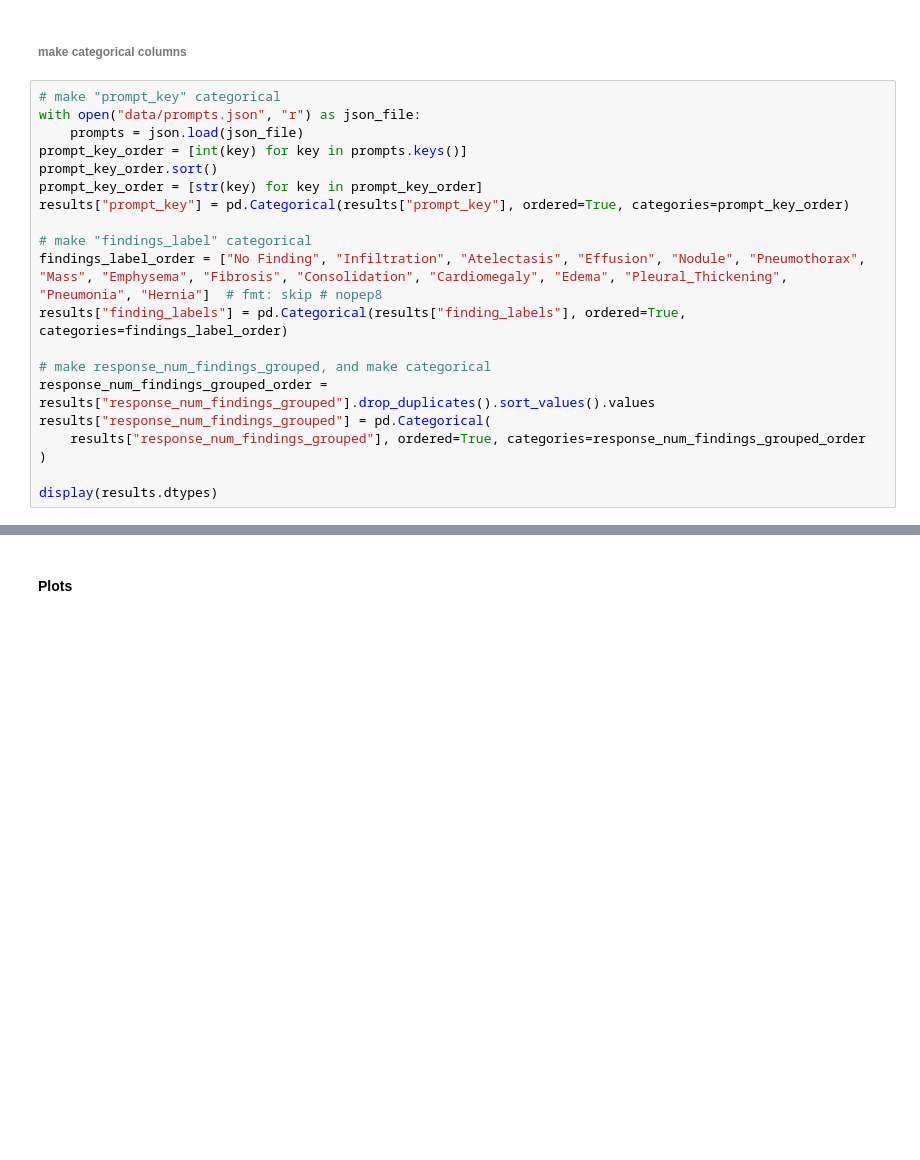
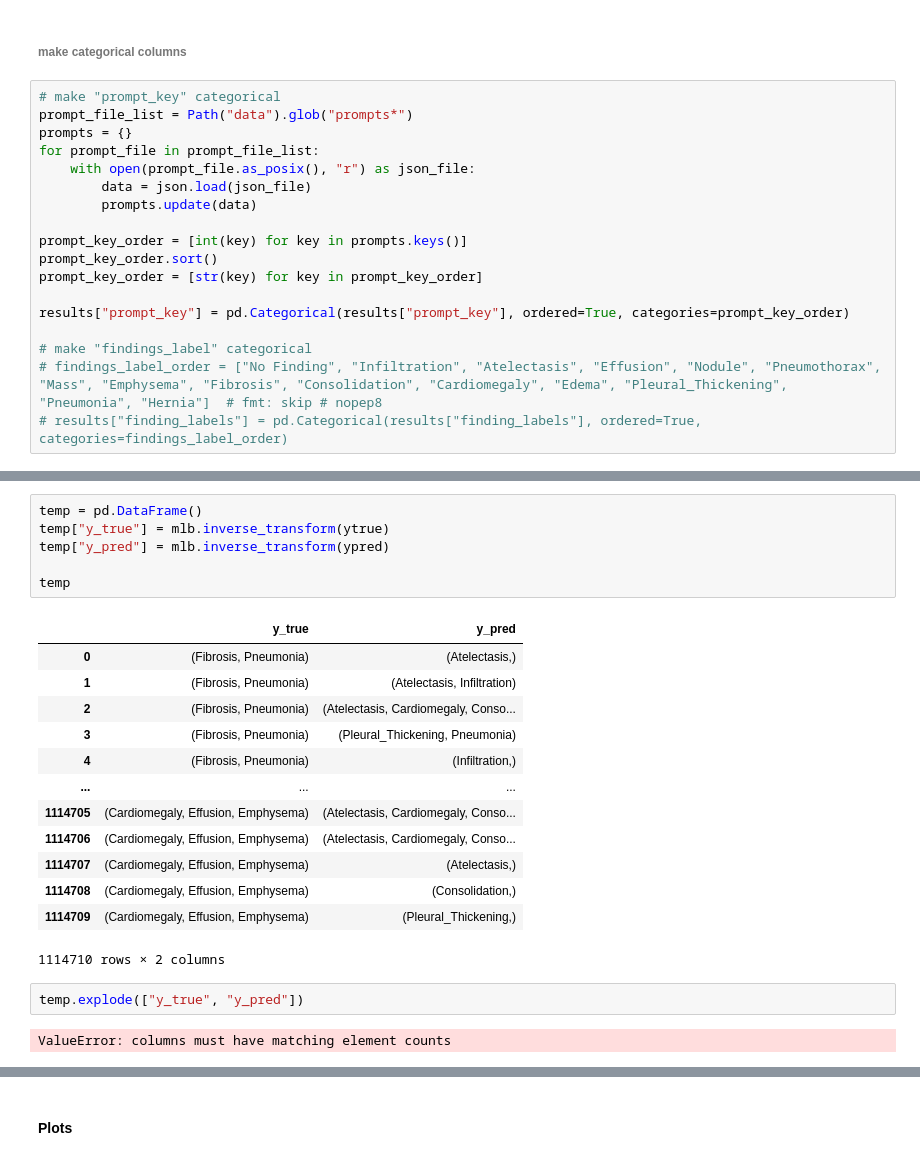
Before and after one commit to mark-rustad/CheXagent, a Jupyter notebook: get_started.ipynb, the cells around one changed output, grey strips where cells are left out. Cells and saved outputs as stored; diff of their text form; blank space fills up the shorter version.

```diff
--- a/get_started.ipynb
+++ b/get_started.ipynb
@@ -259,21 +250,19 @@ plt.show()
 ###### make categorical columns
 # %%
 # make "prompt_key" categorical
-with open("data/prompts.json", "r") as json_file:
-    prompts = json.load(json_file)
+prompt_file_list = Path("data").glob("prompts*")
+prompts = {}
+for prompt_file in prompt_file_list:
+    with open(prompt_file.as_posix(), "r") as json_file:
+        data = json.load(json_file)
+        prompts.update(data)
+
 prompt_key_order = [int(key) for key in prompts.keys()]
 prompt_key_order.sort()
 prompt_key_order = [str(key) for key in prompt_key_order]
+
 results["prompt_key"] = pd.Categorical(results["prompt_key"], ordered=True, categories=prompt_key_order)
 
 # make "findings_label" categorical
-findings_label_order = ["No Finding", "Infiltration", "Atelectasis", "Effusion", "Nodule", "Pneumothorax", "Mass", "Emphysema", "Fibrosis", "Consolidation", "Cardiomegaly", "Edema", "Pleural_Thickening", "Pneumonia", "Hernia"]  # fmt: skip # nopep8
-results["finding_labels"] = pd.Categorical(results["finding_labels"], ordered=True, categories=findings_label_order)
-
-# make response_num_findings_grouped, and make categorical
-response_num_findings_grouped_order = results["response_num_findings_grouped"].drop_duplicates().sort_values().values
-results["response_num_findings_grouped"] = pd.Categorical(
-    results["response_num_findings_grouped"], ordered=True, categories=response_num_findings_grouped_order
-)
-
-display(results.dtypes)
+# findings_label_order = ["No Finding", "Infiltration", "Atelectasis", "Effusion", "Nodule", "Pneumothorax", "Mass", "Emphysema", "Fibrosis", "Consolidation", "Cardiomegaly", "Edema", "Pleural_Thickening", "Pneumonia", "Hernia"]  # fmt: skip # nopep8
+# results["finding_labels"] = pd.Categorical(results["finding_labels"], ordered=True, categories=findings_label_order)
@@ -297,0 +305,24 @@ dtype: object
+# %%
+temp = pd.DataFrame()
+temp["y_true"] = mlb.inverse_transform(ytrue)
+temp["y_pred"] = mlb.inverse_transform(ypred)
+
+temp
+# %% [output]
+|  | y_true | y_pred |
+| 0 | (Fibrosis, Pneumonia) | (Atelectasis,) |
+| 1 | (Fibrosis, Pneumonia) | (Atelectasis, Infiltration) |
+| 2 | (Fibrosis, Pneumonia) | (Atelectasis, Cardiomegaly, Conso... |
+| 3 | (Fibrosis, Pneumonia) | (Pleural_Thickening, Pneumonia) |
+| 4 | (Fibrosis, Pneumonia) | (Infiltration,) |
+| ... | ... | ... |
+| 1114705 | (Cardiomegaly, Effusion, Emphysema) | (Atelectasis, Cardiomegaly, Conso... |
+| 1114706 | (Cardiomegaly, Effusion, Emphysema) | (Atelectasis, Cardiomegaly, Conso... |
+| 1114707 | (Cardiomegaly, Effusion, Emphysema) | (Atelectasis,) |
+| 1114708 | (Cardiomegaly, Effusion, Emphysema) | (Consolidation,) |
+| 1114709 | (Cardiomegaly, Effusion, Emphysema) | (Pleural_Thickening,) |
+1114710 rows × 2 columns
+# %%
+temp.explode(["y_true", "y_pred"])
+# %% [output]
+ValueError: columns must have matching element counts
```
Also changed, not shown: parts of 39 cells of this notebook.
